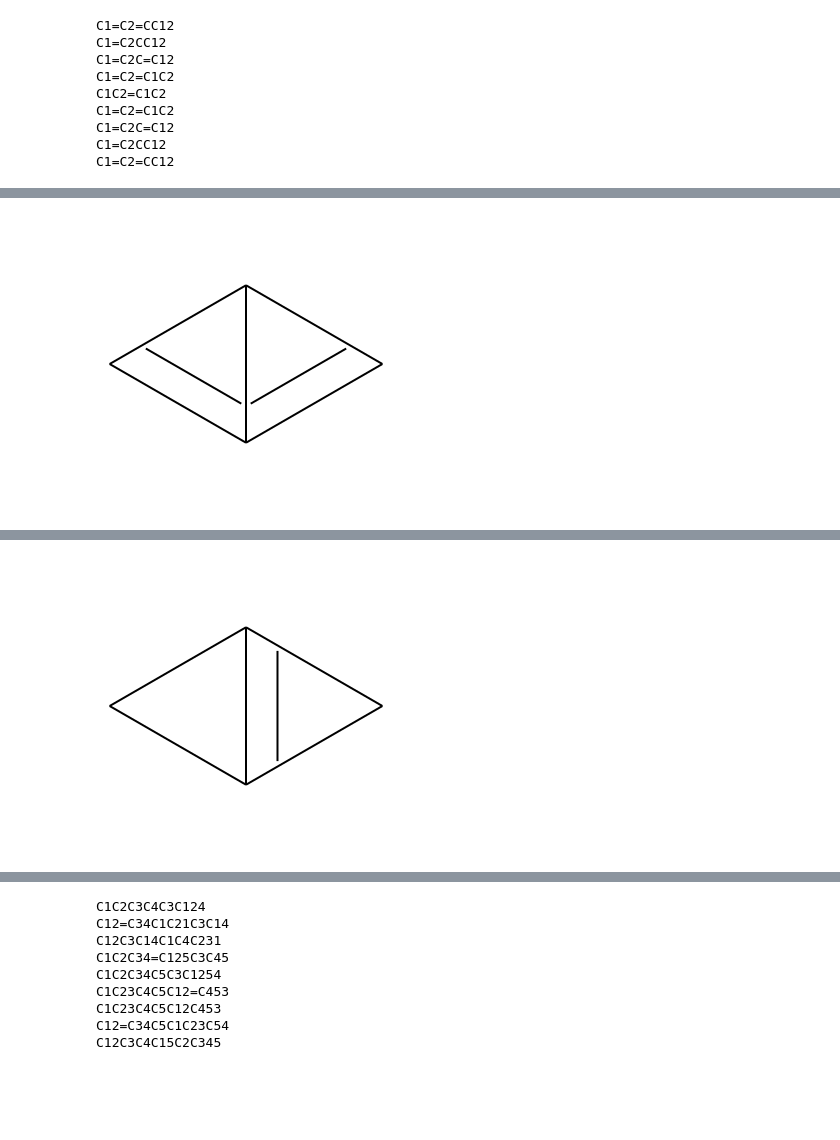
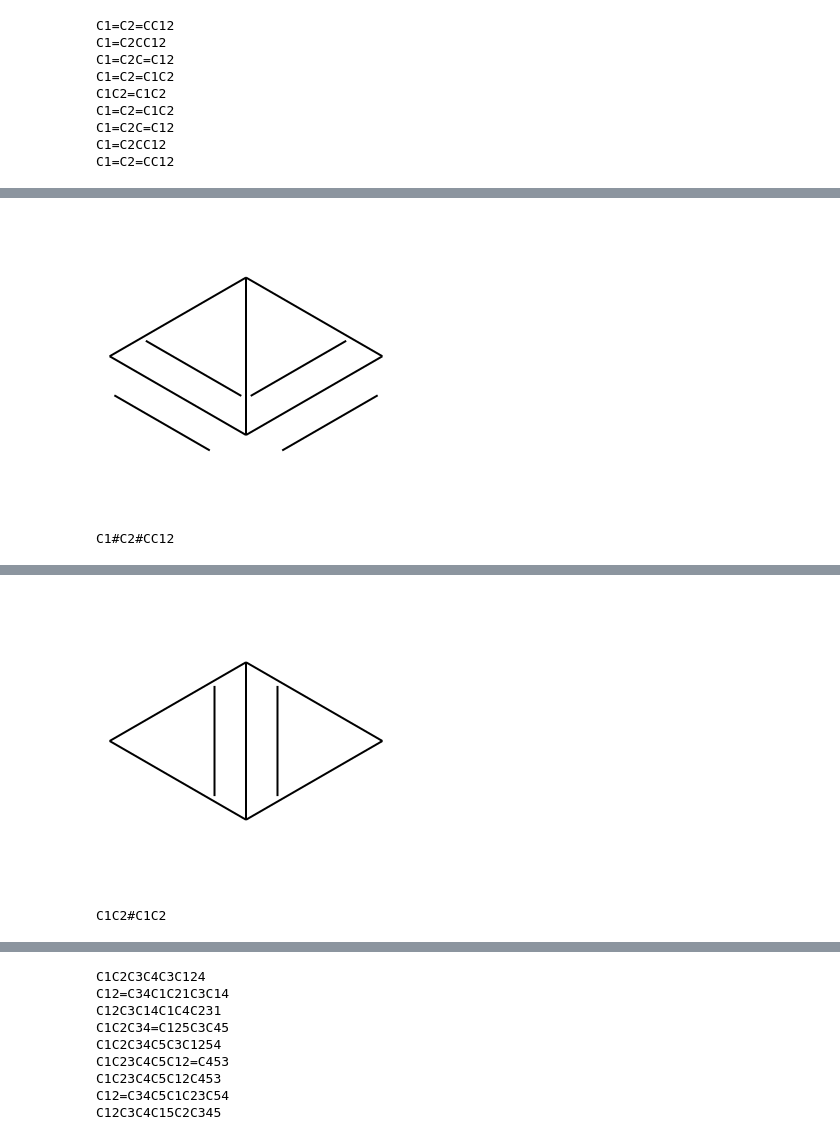
Before and after one commit to chopralab/Cliquify, a Jupyter notebook: t_enumerate.ipynb, the cells around one changed output, grey strips where cells are left out. Drawn from its saved outputs; the diff is of its cells as text; code cells hidden in the pictures; blank space fills up the shorter version.

Commit message:
enumerate2 local attach graph

```diff
--- a/t_enumerate.ipynb
+++ b/t_enumerate.ipynb
@@ -599,8 +609,8 @@ def draw_mol(cand_G, numb=0, attr=['symbol', 'bond_type', 'color']):
     return
 
 
-ctr_mol = Chem.MolFromSmiles("C1C=C1")
-nei_mol = Chem.MolFromSmiles("C1C=C1")
+ctr_mol = Chem.MolFromSmiles("C1C#C1")
+nei_mol = Chem.MolFromSmiles("C1C#C1")
 
 for bond in ctr_mol.GetBonds():
     if bond.GetBondTypeAsDouble() == 2.0:
@@ -657,7 +667,8 @@ for b1 in ctr_G.edges():
 
 for G in cands_G:
     cand = nx_to_mol(G)
+    Chem.Kekulize(cand)
     img = Chem.Draw.MolToImage(cand)
     display(img)
-    # print(Chem.MolToSmiles(cand))
+    print(Chem.MolToSmiles(cand))
 # %% [output]
@@ -665 +676,2 @@ for G in cands_G:
-[figure, old version]
+[figure, new version]
+C1#C2#CC12
@@ -666 +680,2 @@ for G in cands_G:
-[figure, old version]
+[figure, new version]
+C1C2#C1C2
```
Also changed, not shown: parts of 5 cells of this notebook, 2 other files.
